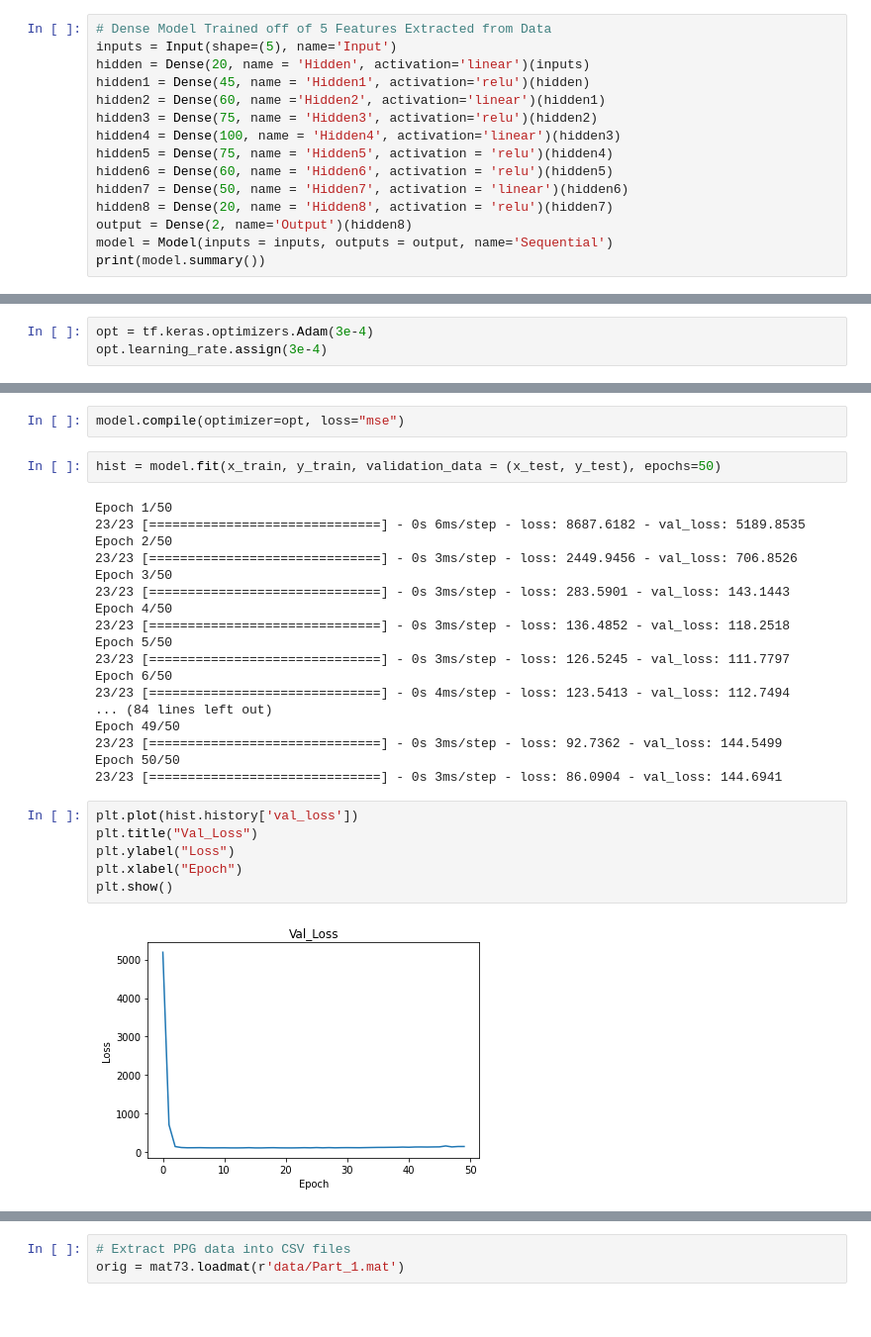
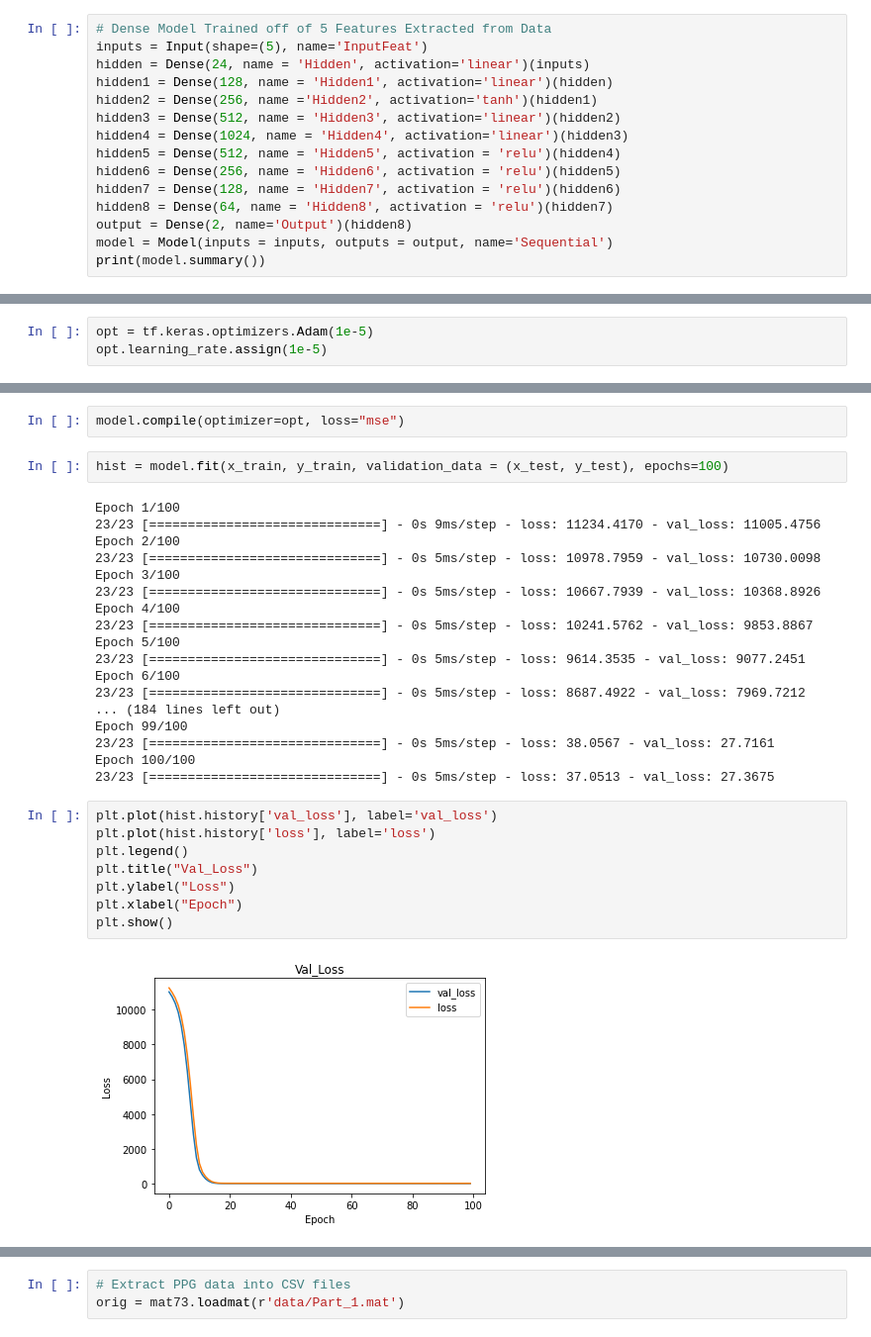
Before and after one commit to jsugijoto/ContinuousBPwPPG, a Jupyter notebook: EstimateBPNN.ipynb, the cells around one changed output, grey strips where cells are left out. Shown at 99% size. Saved outputs shown, nothing was run; the diff lists cells and outputs as text.

```diff
--- a/EstimateBPNN.ipynb
+++ b/EstimateBPNN.ipynb
@@ -28,16 +28,16 @@ x_train, x_test, y_train, y_test = train_test_split(x, y, test_size = 0.3)
 x_valid, x_test, y_valid, y_test = train_test_split(x_test, y_test, test_size = 0.5)
 # %%
 # Dense Model Trained off of 5 Features Extracted from Data
-inputs = Input(shape=(5), name='Input')
-hidden = Dense(20, name = 'Hidden', activation='linear')(inputs)
-hidden1 = Dense(45, name = 'Hidden1', activation='relu')(hidden)
-hidden2 = Dense(60, name ='Hidden2', activation='linear')(hidden1)
-hidden3 = Dense(75, name = 'Hidden3', activation='relu')(hidden2)
-hidden4 = Dense(100, name = 'Hidden4', activation='linear')(hidden3)
-hidden5 = Dense(75, name = 'Hidden5', activation = 'relu')(hidden4)
-hidden6 = Dense(60, name = 'Hidden6', activation = 'relu')(hidden5)
-hidden7 = Dense(50, name = 'Hidden7', activation = 'linear')(hidden6)
-hidden8 = Dense(20, name = 'Hidden8', activation = 'relu')(hidden7)
+inputs = Input(shape=(5), name='InputFeat')
+hidden = Dense(24, name = 'Hidden', activation='linear')(inputs)
+hidden1 = Dense(128, name = 'Hidden1', activation='linear')(hidden)
+hidden2 = Dense(256, name ='Hidden2', activation='tanh')(hidden1)
+hidden3 = Dense(512, name = 'Hidden3', activation='linear')(hidden2)
+hidden4 = Dense(1024, name = 'Hidden4', activation='linear')(hidden3)
+hidden5 = Dense(512, name = 'Hidden5', activation = 'relu')(hidden4)
+hidden6 = Dense(256, name = 'Hidden6', activation = 'relu')(hidden5)
+hidden7 = Dense(128, name = 'Hidden7', activation = 'relu')(hidden6)
+hidden8 = Dense(64, name = 'Hidden8', activation = 'relu')(hidden7)
 output = Dense(2, name='Output')(hidden8)
 model = Model(inputs = inputs, outputs = output, name='Sequential')
 print(model.summary())
@@ -66,4 +66,4 @@ plot_model(model, to_file='denseModel.png')
 # %%
-opt = tf.keras.optimizers.Adam(3e-4)
-opt.learning_rate.assign(3e-4)
+opt = tf.keras.optimizers.Adam(1e-5)
+opt.learning_rate.assign(1e-5)
 # %% [output]
@@ -71,33 +71,35 @@ opt.learning_rate.assign(3e-4)
 # %%
 model.compile(optimizer=opt, loss="mse")
 # %%
-hist = model.fit(x_train, y_train, validation_data = (x_test, y_test), epochs=50)
+hist = model.fit(x_train, y_train, validation_data = (x_test, y_test), epochs=100)
 # %% [output]
-Epoch 1/50
-23/23 [==============================] - 0s 6ms/step - loss: 8687.6182 - val_loss: 5189.8535
-Epoch 2/50
-23/23 [==============================] - 0s 3ms/step - loss: 2449.9456 - val_loss: 706.8526
-Epoch 3/50
-23/23 [==============================] - 0s 3ms/step - loss: 283.5901 - val_loss: 143.1443
-Epoch 4/50
-23/23 [==============================] - 0s 3ms/step - loss: 136.4852 - val_loss: 118.2518
-Epoch 5/50
-23/23 [==============================] - 0s 3ms/step - loss: 126.5245 - val_loss: 111.7797
-Epoch 6/50
-23/23 [==============================] - 0s 4ms/step - loss: 123.5413 - val_loss: 112.7494
-... (84 lines left out)
-Epoch 49/50
-23/23 [==============================] - 0s 3ms/step - loss: 92.7362 - val_loss: 144.5499
-Epoch 50/50
-23/23 [==============================] - 0s 3ms/step - loss: 86.0904 - val_loss: 144.6941
+Epoch 1/100
+23/23 [==============================] - 0s 9ms/step - loss: 11234.4170 - val_loss: 11005.4756
+Epoch 2/100
+23/23 [==============================] - 0s 5ms/step - loss: 10978.7959 - val_loss: 10730.0098
+Epoch 3/100
+23/23 [==============================] - 0s 5ms/step - loss: 10667.7939 - val_loss: 10368.8926
+Epoch 4/100
+23/23 [==============================] - 0s 5ms/step - loss: 10241.5762 - val_loss: 9853.8867
+Epoch 5/100
+23/23 [==============================] - 0s 5ms/step - loss: 9614.3535 - val_loss: 9077.2451
+Epoch 6/100
+23/23 [==============================] - 0s 5ms/step - loss: 8687.4922 - val_loss: 7969.7212
+... (184 lines left out)
+Epoch 99/100
+23/23 [==============================] - 0s 5ms/step - loss: 38.0567 - val_loss: 27.7161
+Epoch 100/100
+23/23 [==============================] - 0s 5ms/step - loss: 37.0513 - val_loss: 27.3675
 # %%
-plt.plot(hist.history['val_loss'])
+plt.plot(hist.history['val_loss'], label='val_loss')
+plt.plot(hist.history['loss'], label='loss')
+plt.legend()
 plt.title("Val_Loss")
 plt.ylabel("Loss")
 plt.xlabel("Epoch")
 plt.show()
 # %% [output]
-[figure, old version]
+[figure, new version]
 # %%
 model.evaluate(x_test, y_test)
 # %% [output]
```
Also changed, not shown: parts of 41 cells of this notebook.
